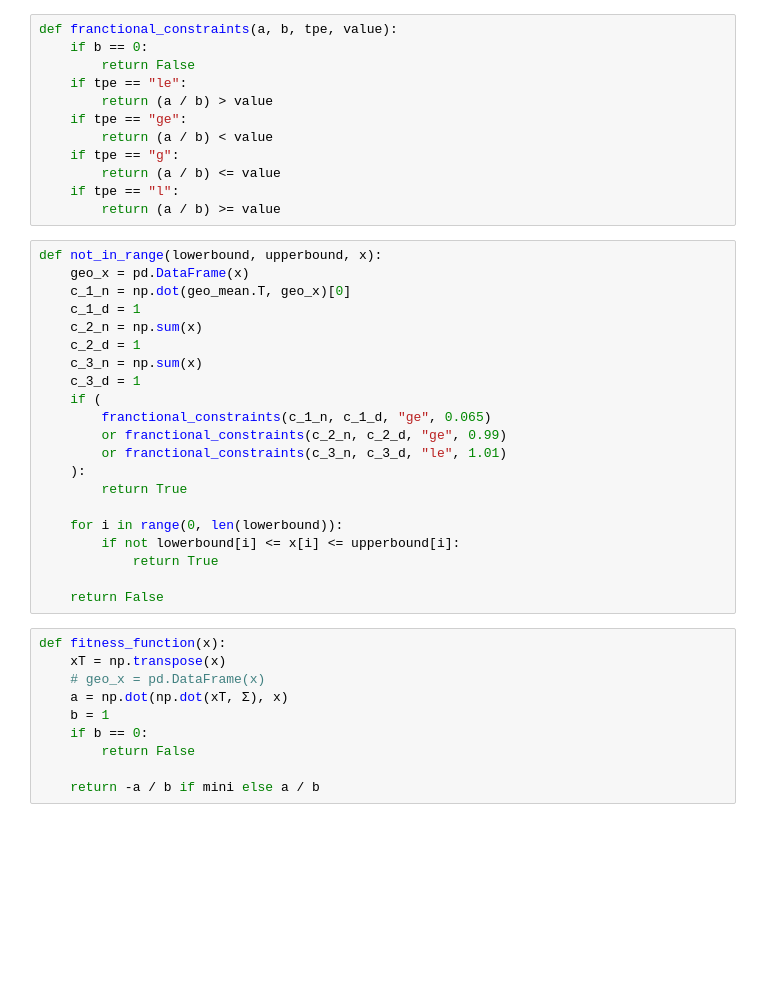
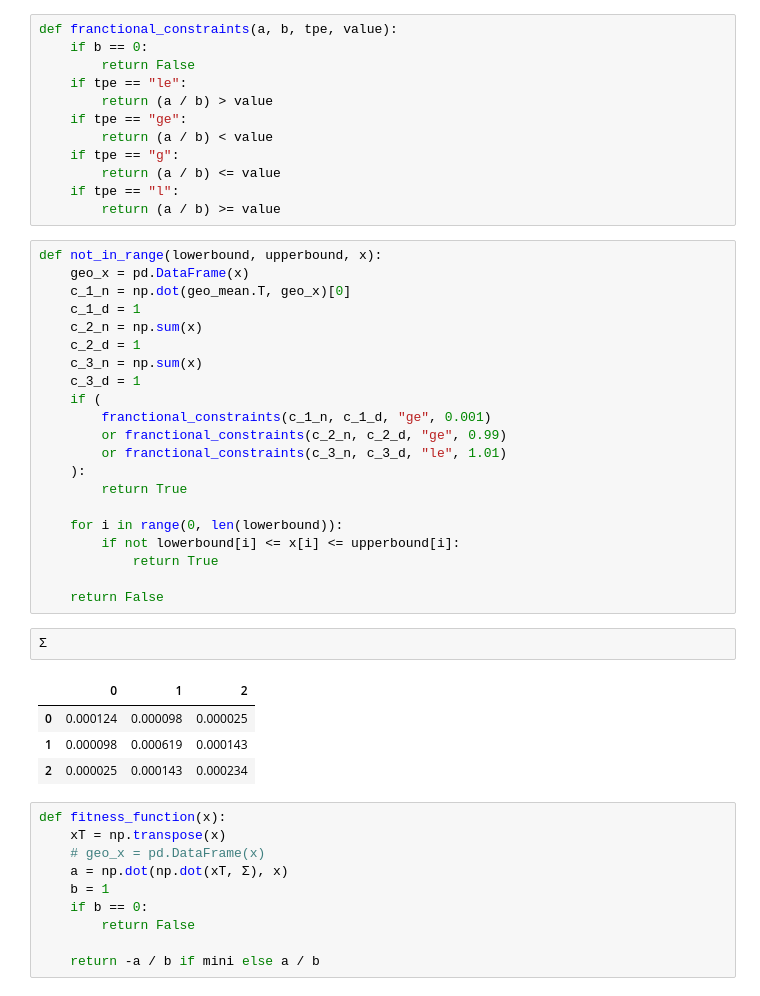
Before and after one commit to dhananjayjindal/Majorproject, a Jupyter notebook: multivariable.ipynb, the cells around one changed output. Cells and saved outputs as stored; diff of their text form; blank space fills up the shorter version.

```diff
--- a/multivariable.ipynb
+++ b/multivariable.ipynb
@@ -70,7 +117,7 @@ def not_in_range(lowerbound, upperbound, x):
     c_3_n = np.sum(x)
     c_3_d = 1
     if (
-        franctional_constraints(c_1_n, c_1_d, "ge", 0.065)
+        franctional_constraints(c_1_n, c_1_d, "ge", 0.001)
         or franctional_constraints(c_2_n, c_2_d, "ge", 0.99)
         or franctional_constraints(c_3_n, c_3_d, "le", 1.01)
     ):
@@ -81,6 +128,13 @@ def not_in_range(lowerbound, upperbound, x):
             return True
 
     return False
+# %%
+Σ
+# %% [output]
+|  | 0 | 1 | 2 |
+| 0 | 0.000124 | 0.000098 | 0.000025 |
+| 1 | 0.000098 | 0.000619 | 0.000143 |
+| 2 | 0.000025 | 0.000143 | 0.000234 |
 # %%
 def fitness_function(x):
     xT = np.transpose(x)
```
Also changed, not shown: parts of 14 cells of this notebook, 33 other files.
